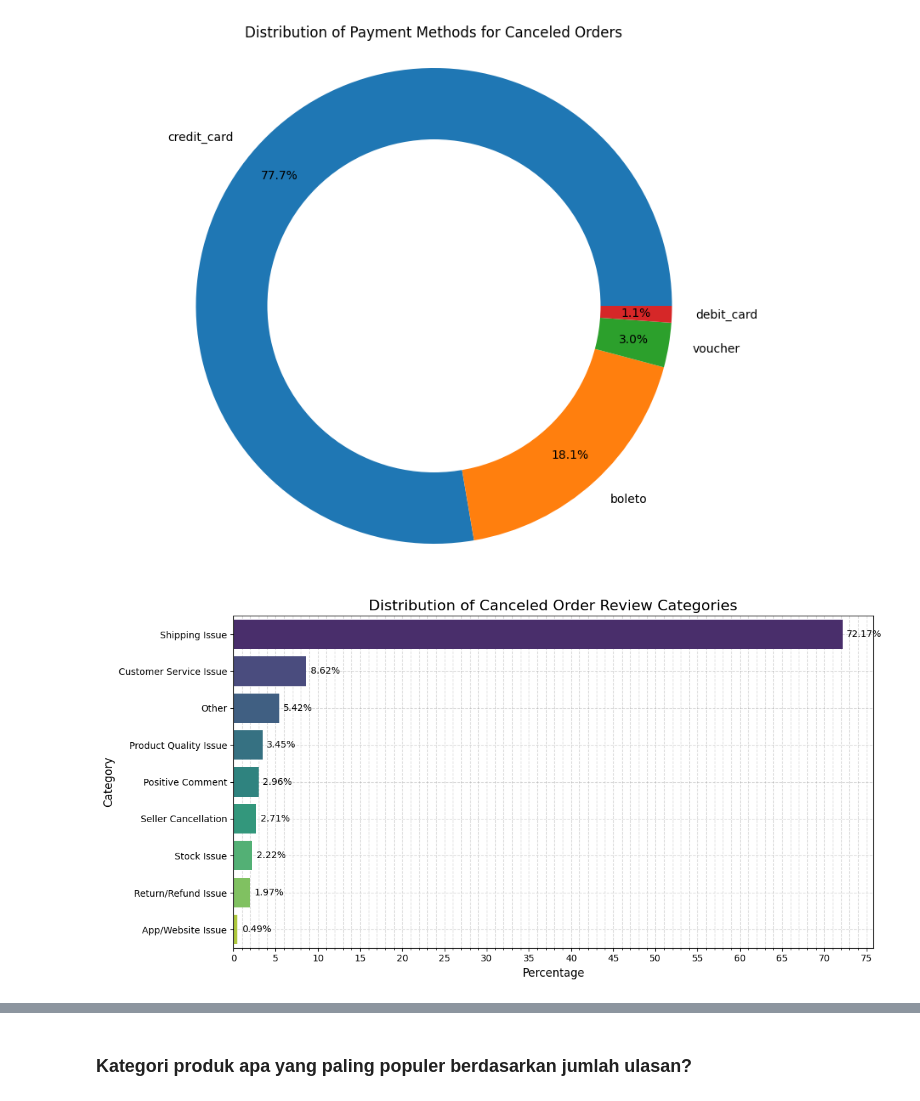
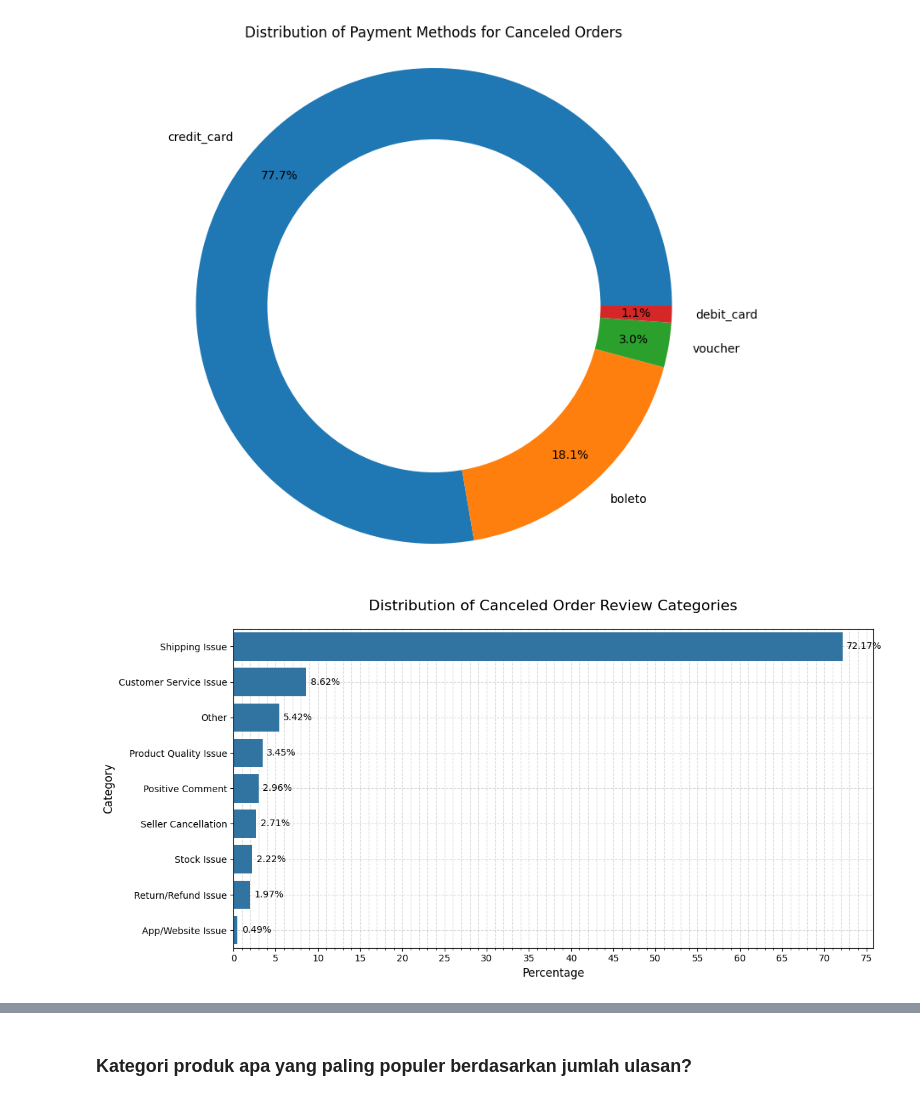
Before and after one commit to fxrdhan/Data-Analysis-Project, a Jupyter notebook: notebook.ipynb, the cells around one changed output, grey strips where cells are left out. Cells and saved outputs as stored; diff of their text form; code cells hidden in the pictures.

```diff
--- a/notebook.ipynb
+++ b/notebook.ipynb
@@ -1947,15 +1946,13 @@ Sedangkan, transaksi dengan `debit_card` menjadi meotode pembayaran yang paling
 # %% [markdown]
 ### Apa faktor utama yang menyebabkan pembatalan pesanan?
 # %%
-import matplotlib.pyplot as plt
-
 canceled_by_category = all_df[all_df['order_status'] == 'canceled'].groupby('product_category_name').size()
 total_by_category = all_df.groupby('product_category_name').size()
 
 cancellation_rate = (canceled_by_category / total_by_category * 100).sort_values(ascending=False).head(10)
 
 plt.figure(figsize=(12, 6))
-ax = cancellation_rate.plot(kind='bar', color='skyblue', edgecolor='black')
+ax = cancellation_rate.plot(kind='bar')
 
 plt.title('Top 10 Product Categories with Highest Cancellation Rates', fontsize=16, pad=20)
 plt.xlabel('Product Category', fontsize=12)
@@ -2118,25 +2121,25 @@ total_reviews = sum(category_counts.values())
 # %%
 df = pd.DataFrame(sorted_categories, columns=['Category', 'Count'])
 df['Percentage'] = df['Count'] / total_reviews * 100
 
 plt.figure(figsize=(12, 6))
-ax = sns.barplot(x='Percentage', y='Category', data=df, hue='Category', palette='viridis', legend=False)
-plt.title('Distribution of Canceled Order Review Categories', fontsize=16)
+ax = sns.barplot(x='Percentage', y='Category', data=df, legend=False, )
+plt.title('Distribution of Canceled Order Review Categories', fontsize=16, pad=20)
 plt.xlabel('Percentage', fontsize=12)
 plt.ylabel('Category', fontsize=12)
 
 for i, v in enumerate(df['Percentage']):
     plt.text(v + 0.5, i, f'{v:.2f}%', va='center')
 
 ax.grid(True, which='both', axis='both', linestyle='--', color='gray', alpha=0.3)
 ax.set_axisbelow(True)
 
 ax.xaxis.set_major_locator(plt.MultipleLocator(5))
 ax.xaxis.set_minor_locator(plt.MultipleLocator(1))
 ax.yaxis.set_major_locator(plt.MultipleLocator(1))
 
 plt.tight_layout()
 plt.show()
 # %% [output]
-[figure, old version]
+[figure, new version]
 # %% [markdown]
```
Also changed, not shown: parts of 19 cells of this notebook.
